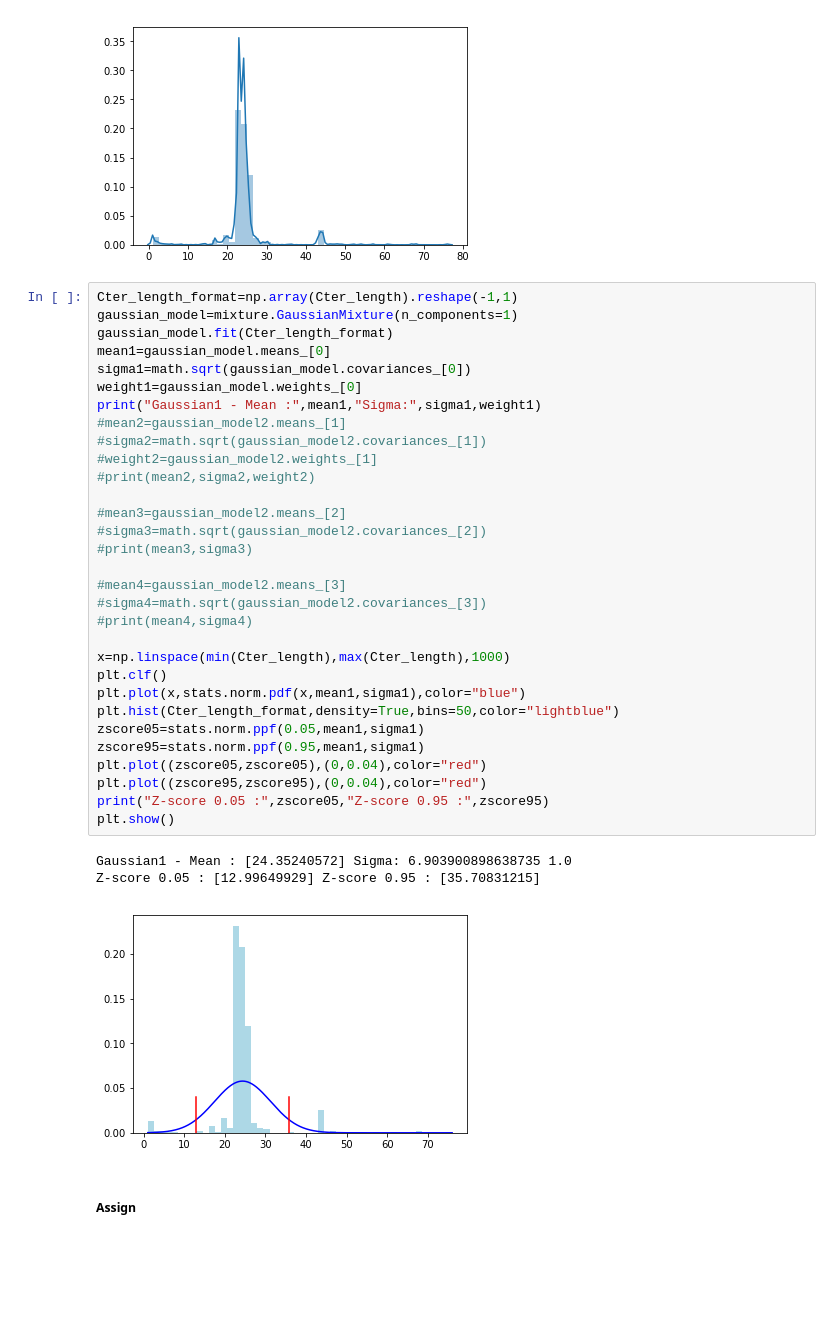
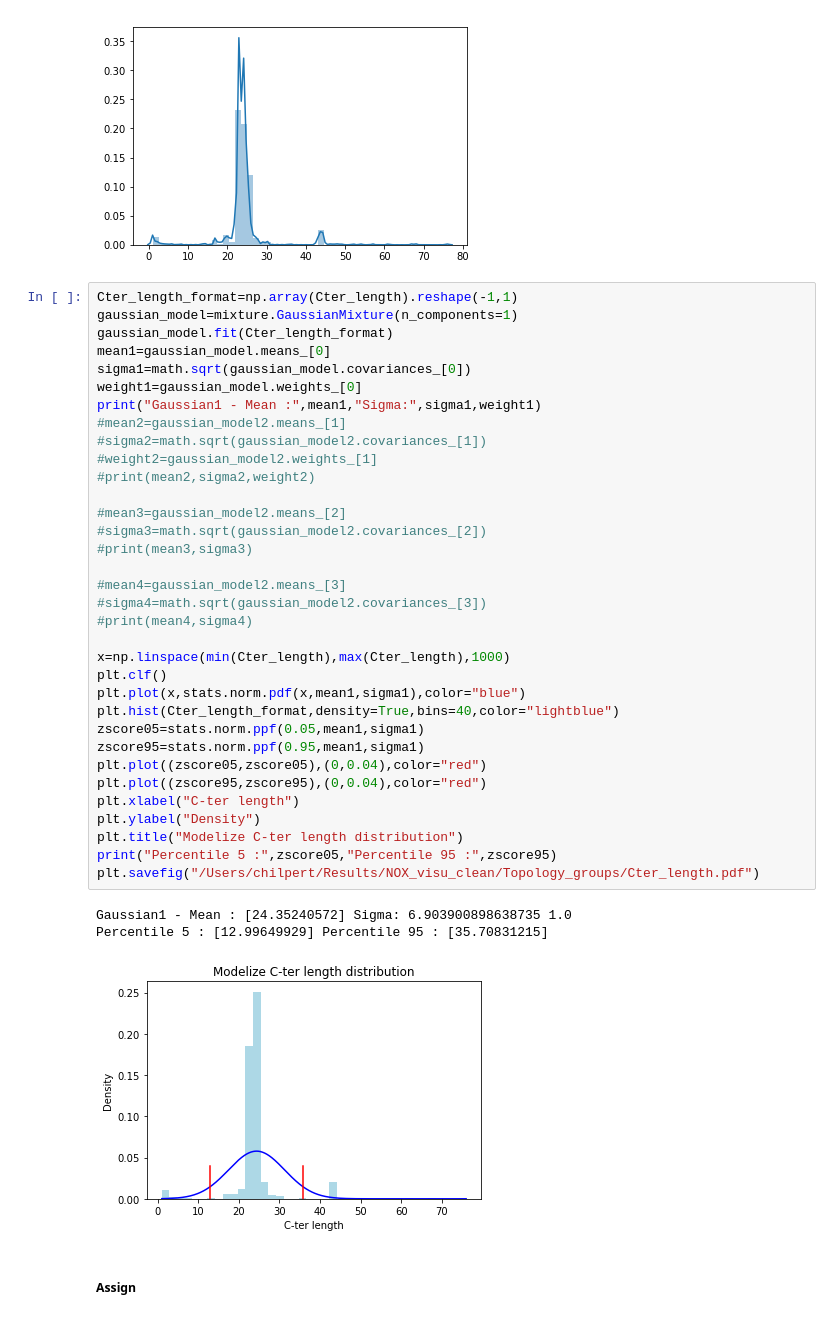
Before and after one commit to MMSB-MOBI/NOX_analysis, a Jupyter notebook: notebook/Topology_annotation.ipynb, the cells around one changed output. Drawn from its saved outputs; the diff is of its cells as text; blank space fills up the shorter version.

```diff
--- a/notebook/Topology_annotation.ipynb
+++ b/notebook/Topology_annotation.ipynb
@@ -536,38 +605,41 @@ sns.distplot(Cter_length)
 # %%
 Cter_length_format=np.array(Cter_length).reshape(-1,1)
 gaussian_model=mixture.GaussianMixture(n_components=1)
 gaussian_model.fit(Cter_length_format)
 mean1=gaussian_model.means_[0]
 sigma1=math.sqrt(gaussian_model.covariances_[0])
 weight1=gaussian_model.weights_[0]
 print("Gaussian1 - Mean :",mean1,"Sigma:",sigma1,weight1)
 #mean2=gaussian_model2.means_[1]
 #sigma2=math.sqrt(gaussian_model2.covariances_[1])
 #weight2=gaussian_model2.weights_[1]
 #print(mean2,sigma2,weight2)
 
 #mean3=gaussian_model2.means_[2]
 #sigma3=math.sqrt(gaussian_model2.covariances_[2])
 #print(mean3,sigma3)
 
 #mean4=gaussian_model2.means_[3]
 #sigma4=math.sqrt(gaussian_model2.covariances_[3])
 #print(mean4,sigma4)
 
 x=np.linspace(min(Cter_length),max(Cter_length),1000)
 plt.clf()
 plt.plot(x,stats.norm.pdf(x,mean1,sigma1),color="blue")
-plt.hist(Cter_length_format,density=True,bins=50,color="lightblue")
+plt.hist(Cter_length_format,density=True,bins=40,color="lightblue")
 zscore05=stats.norm.ppf(0.05,mean1,sigma1)
 zscore95=stats.norm.ppf(0.95,mean1,sigma1)
 plt.plot((zscore05,zscore05),(0,0.04),color="red")
 plt.plot((zscore95,zscore95),(0,0.04),color="red")
-print("Z-score 0.05 :",zscore05,"Z-score 0.95 :",zscore95)
-plt.show()
+plt.xlabel("C-ter length")
+plt.ylabel("Density")
+plt.title("Modelize C-ter length distribution")
+print("Percentile 5 :",zscore05,"Percentile 95 :",zscore95)
+plt.savefig("/Users/chilpert/Results/NOX_visu_clean/Topology_groups/Cter_length.pdf")
 # %% [output]
 Gaussian1 - Mean : [24.35240572] Sigma: 6.903900898638735 1.0
-Z-score 0.05 : [12.99649929] Z-score 0.95 : [35.70831215]
+Percentile 5 : [12.99649929] Percentile 95 : [35.70831215]
-[figure, old version]
+[figure, new version]
 # %% [markdown]
 ##### Assign
 # %%
```
Also changed, not shown: parts of 16 cells of this notebook.
